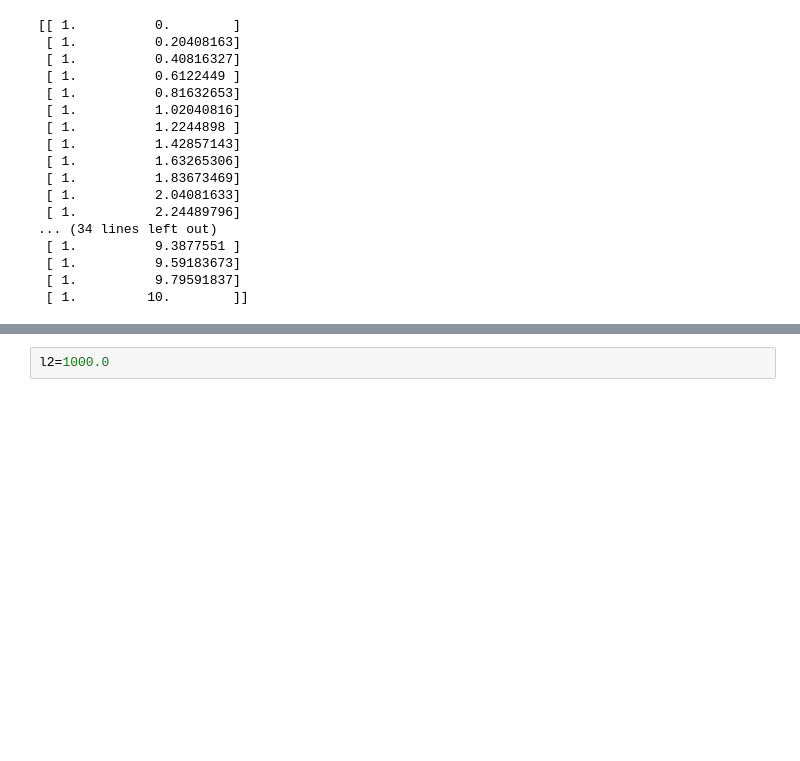
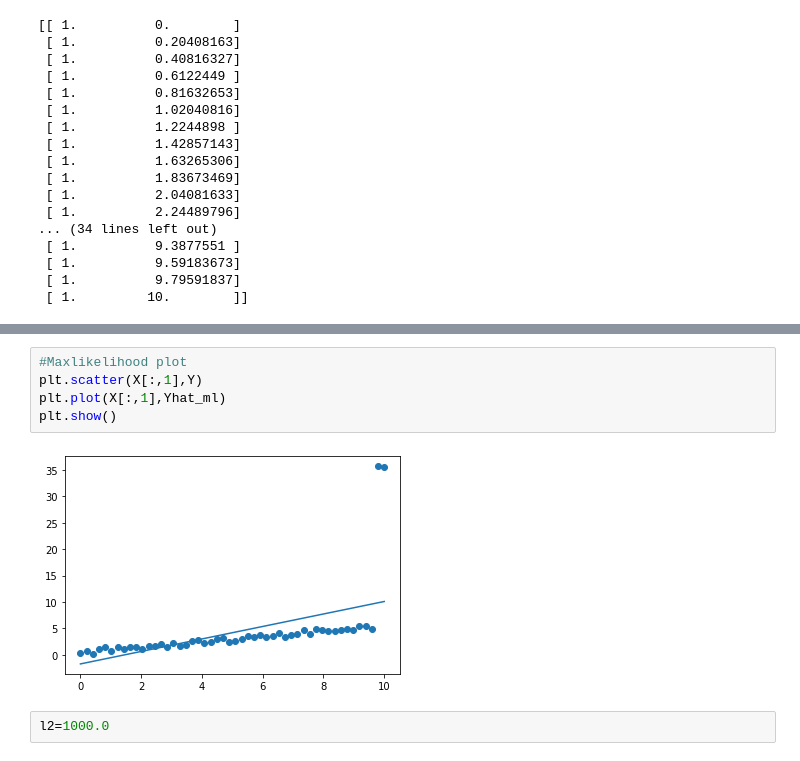
Before and after one commit to sivakishor24/udemy-examples, a Jupyter notebook: l2 regulation.ipynb, the cells around one changed output, grey strips where cells are left out. Saved outputs shown, nothing was run; the diff lists cells and outputs as text; blank space fills up the shorter version.

```diff
--- a/l2 regulation.ipynb
+++ b/l2 regulation.ipynb
@@ -141,3 +141,10 @@ plt.show()
+# %%
+#Maxlikelihood plot
+plt.scatter(X[:,1],Y)
+plt.plot(X[:,1],Yhat_ml)
+plt.show()
+# %% [output]
+[figure, added]
 # %%
 l2=1000.0
 # %%
```
Also changed, not shown: parts of 13 cells of this notebook.
